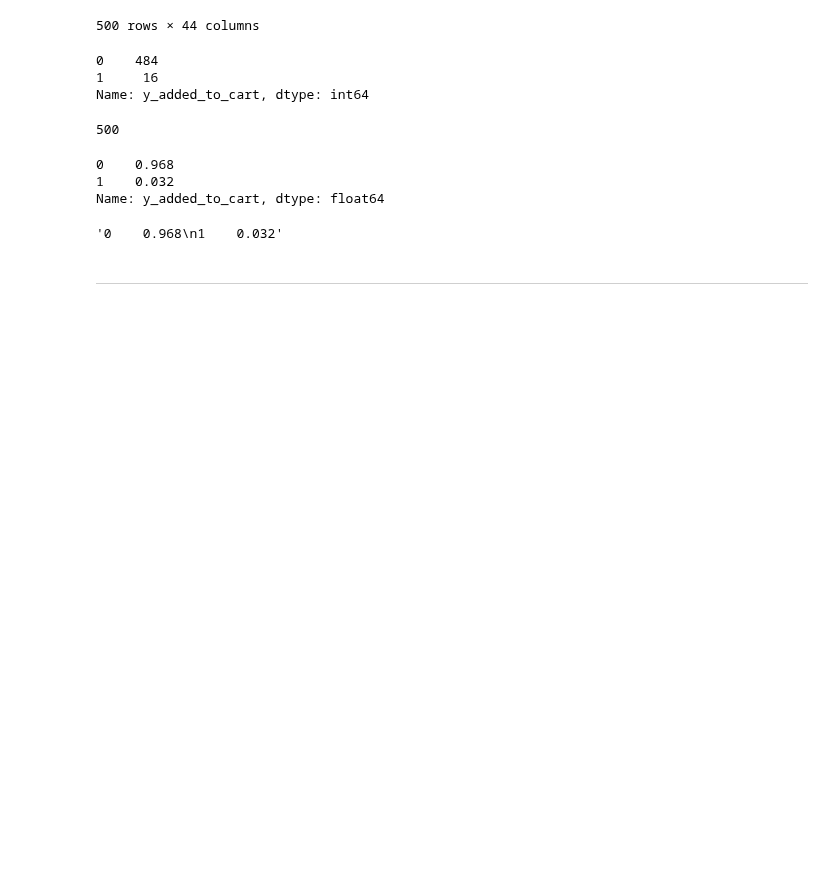
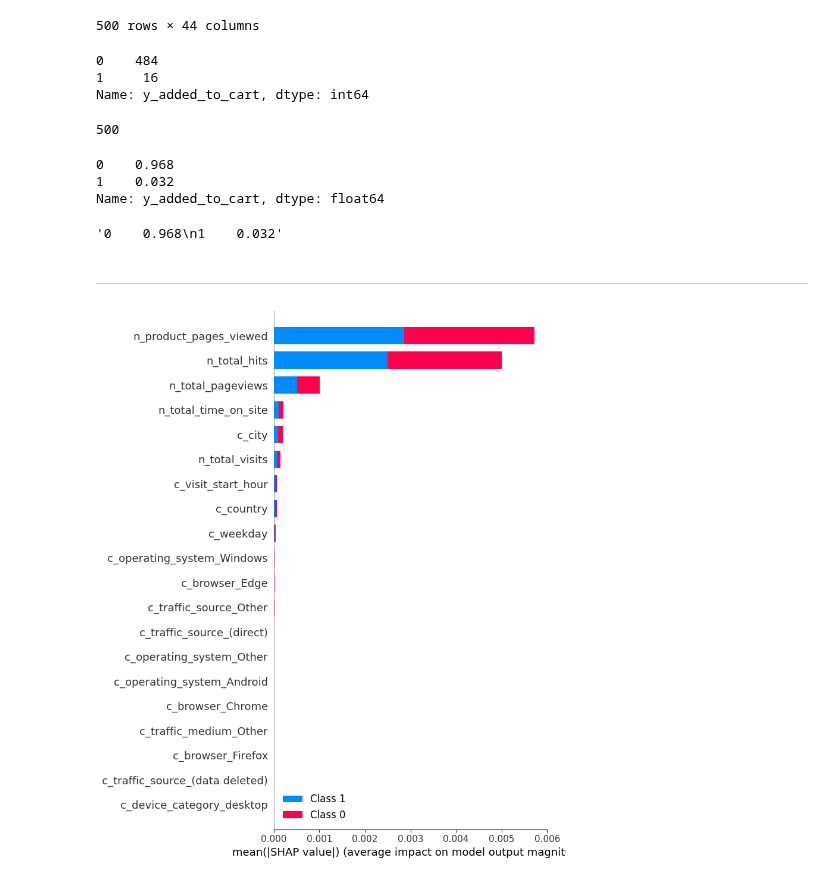
Before and after one commit to getindata/quickstart-ml-blueprints, a Jupyter notebook: ga4-mlops/notebooks/explanation.ipynb, the cells around one changed output. Drawn from its saved outputs; the diff is of its cells as text; code cells hidden in the pictures; blank space fills up the shorter version.

```diff
--- a/ga4-mlops/notebooks/explanation.ipynb
+++ b/ga4-mlops/notebooks/explanation.ipynb
@@ -116,4 +117,5 @@ def sample_data(abt: pd.DataFrame, n_obs: int, seed: int) -> pd.DataFrame:
 
     return abt_sample
 # %%
+abt_train = pd.read_csv('../data/05_model_input/abt_train.csv')
 abt = pd.read_csv('../data/05_model_input/abt_test.csv')
@@ -124,3 +122,19 @@ _, num_cols, cat_cols, _ = extract_column_names(abt_sample)
+# %%
+abt_train_sample = sample_data(abt_train, 100, 42)
+abt_sample = sample_data(abt, 100, 42)
+
+_, num_cols, cat_cols, _ = extract_column_names(abt_train_sample)
+
+features_train_sample = abt_train_sample[num_cols + cat_cols]
+features_sample = abt_sample[num_cols + cat_cols]
 # %%
 with open('../data/06_models/model.pkl', 'rb') as pickle_file:
     model = pickle.load(pickle_file)
+# %%
+explainer = shap.KernelExplainer(model.predict_proba, features_train_sample)
+# %%
+shap_values = explainer.shap_values(features_sample)
+# %%
+shap.summary_plot(shap_values, features=features_sample)
+# %% [output]
+[figure, added]
```
Also changed, not shown: parts of 9 cells of this notebook.
